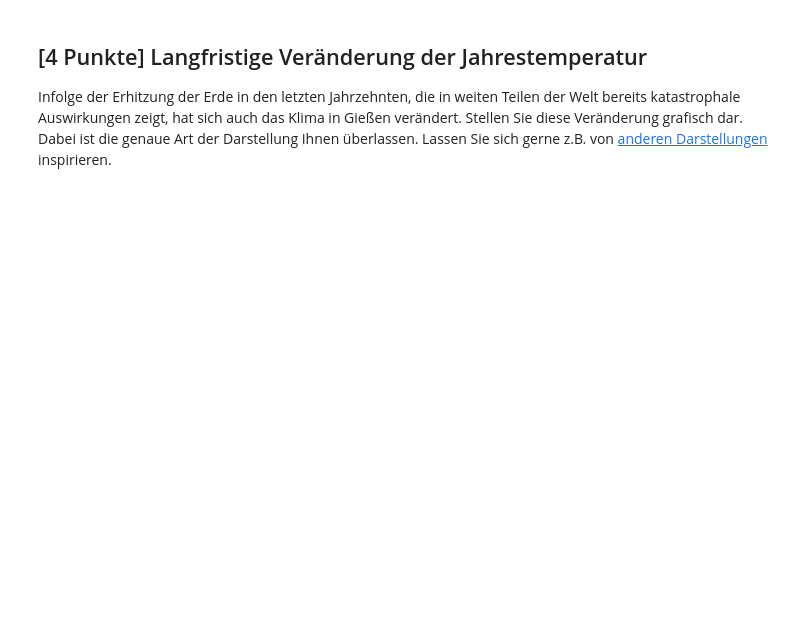
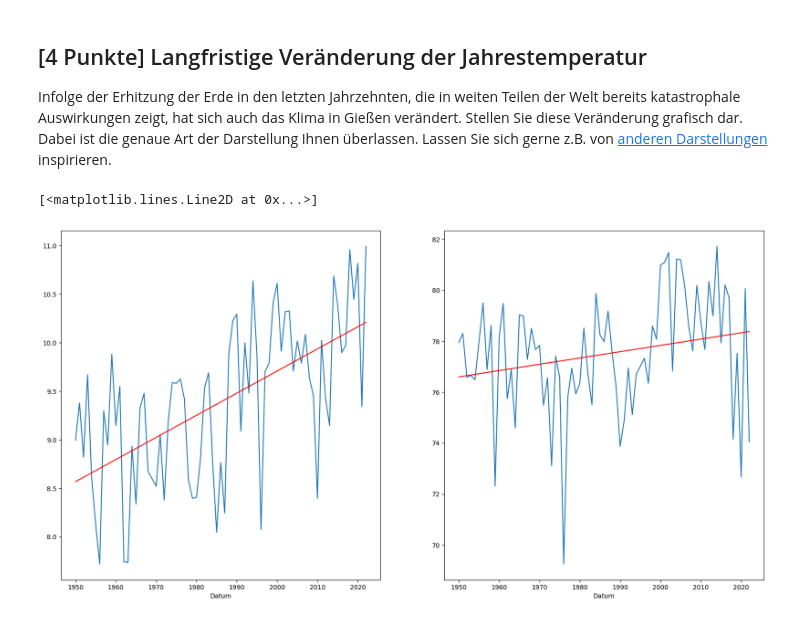
Before and after one commit to TimJoest/Datascience_2, a Jupyter notebook: MNM/Hausaufgaben/04_DataFrames/Wetterdaten_analysieren.ipynb, the cells around one changed output. Cells and saved outputs as stored; diff of their text form; code cells hidden in the pictures; blank space fills up the shorter version.

```diff
--- a/MNM/Hausaufgaben/04_DataFrames/Wetterdaten_analysieren.ipynb
+++ b/MNM/Hausaufgaben/04_DataFrames/Wetterdaten_analysieren.ipynb
@@ -37,4 +134,26 @@ Stellen Sie für die Monate Januar bis Dezember die *Verteilung* beider Größen
 
 Infolge der Erhitzung der Erde in den letzten Jahrzehnten, die in weiten Teilen der Welt bereits katastrophale Auswirkungen zeigt, hat sich auch das Klima in Gießen verändert. Stellen Sie diese Veränderung grafisch dar. Dabei ist die genaue Art der Darstellung Ihnen überlassen. Lassen Sie sich gerne z.B. von [anderen Darstellungen](https://en.wikipedia.org/wiki/Climate_change_art) inspirieren.
 # %%
-# Bitte geben Sie Ihren Code hier ein.
+from scipy import stats
+
+# create figure with two subplots
+fig, axes = plt.subplots(1, 2, figsize=(20,10))
+
+# group by year and calculate the mean
+yearly_weather = wetterdaten.groupby(wetterdaten.index.year).mean()
+
+# calculate the linear regression
+reg_temp = stats.linregress(yearly_weather.index, yearly_weather['Temperatur'])
+reg_luft = stats.linregress(yearly_weather.index, yearly_weather['Luftfeuchte'])
+
+# plot the data and the regression line
+yearly_weather['Temperatur'].plot(kind='line',
+                                  ax=axes[0])
+yearly_weather['Luftfeuchte'].plot(kind='line',
+                                  ax=axes[1])
+
+axes[0].plot(yearly_weather.index, reg_temp.intercept + reg_temp.slope*yearly_weather.index, 'r', label='fitted line')
+axes[1].plot(yearly_weather.index, reg_luft.intercept + reg_luft.slope*yearly_weather.index, 'r', label='fitted line')
+# %% [output]
+[<matplotlib.lines.Line2D at 0x...>]
+[figure, added]
```
Also changed, not shown: parts of 3 cells of this notebook, 14 other files.
